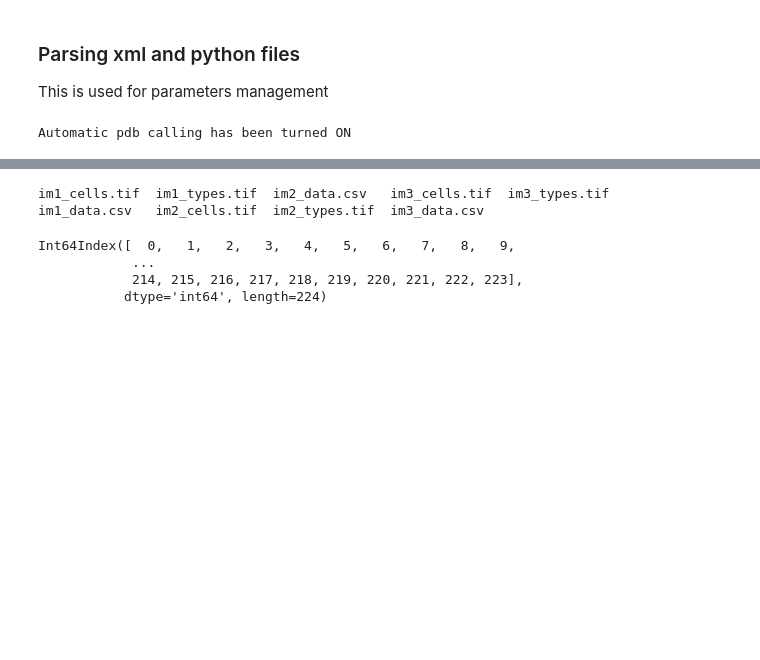
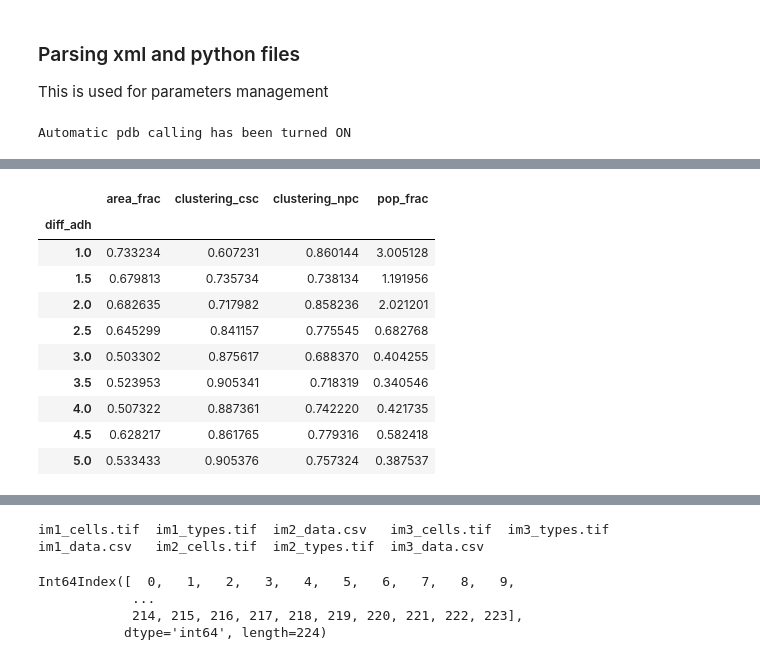
Before and after one commit to glyg/CancerStemCells_GGH, a Jupyter notebook: Notebooks/CompuCell3D simulations Importer.ipynb, the cells around one changed output, grey strips where cells are left out. Drawn from its saved outputs; the diff is of its cells as text; code cells hidden in the pictures; blank space fills up the shorter version.

```diff
--- a/Notebooks/CompuCell3D simulations Importer.ipynb
+++ b/Notebooks/CompuCell3D simulations Importer.ipynb
@@ -375,0 +412,14 @@ for tumor, style in zip(tumors.values(), ['o-', 's-', 'v-', 'd-', '^-']):
+# %%
+df
+# %% [output]
+|  | area_frac | clustering_csc | clustering_npc | pop_frac |
+| diff_adh |  |  |  |  |
+| 1.0 | 0.733234 | 0.607231 | 0.860144 | 3.005128 |
+| 1.5 | 0.679813 | 0.735734 | 0.738134 | 1.191956 |
+| 2.0 | 0.682635 | 0.717982 | 0.858236 | 2.021201 |
+| 2.5 | 0.645299 | 0.841157 | 0.775545 | 0.682768 |
+| 3.0 | 0.503302 | 0.875617 | 0.688370 | 0.404255 |
+| 3.5 | 0.523953 | 0.905341 | 0.718319 | 0.340546 |
+| 4.0 | 0.507322 | 0.887361 | 0.742220 | 0.421735 |
+| 4.5 | 0.628217 | 0.861765 | 0.779316 | 0.582418 |
+| 5.0 | 0.533433 | 0.905376 | 0.757324 | 0.387537 |
```
Also changed, not shown: parts of 15 cells of this notebook, 1 other file.
